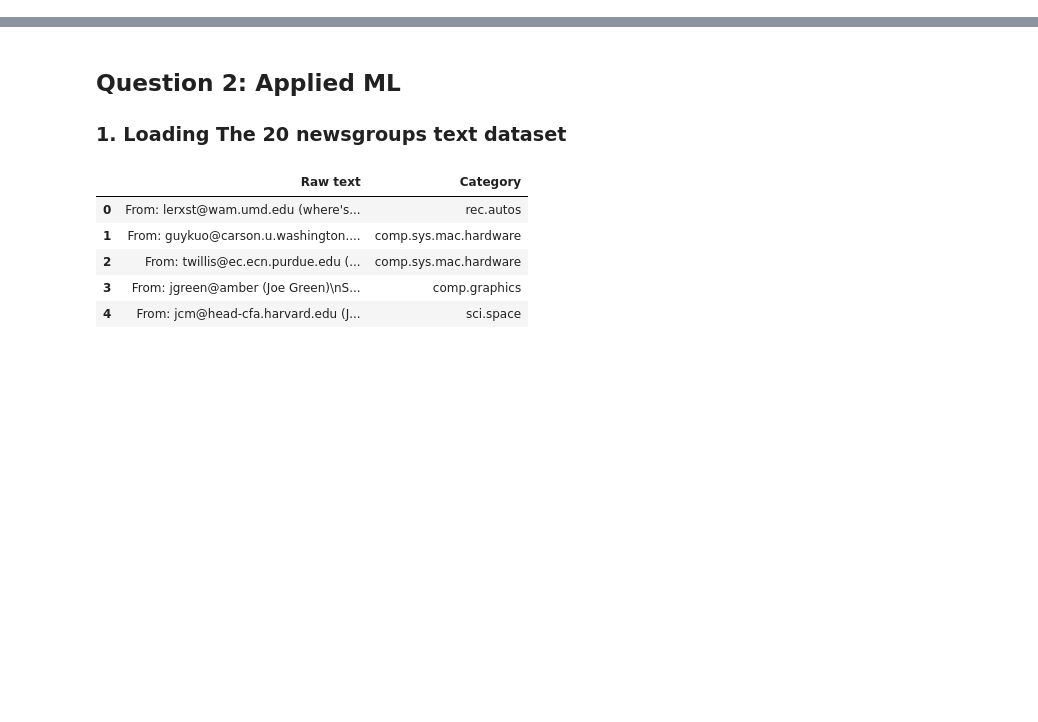
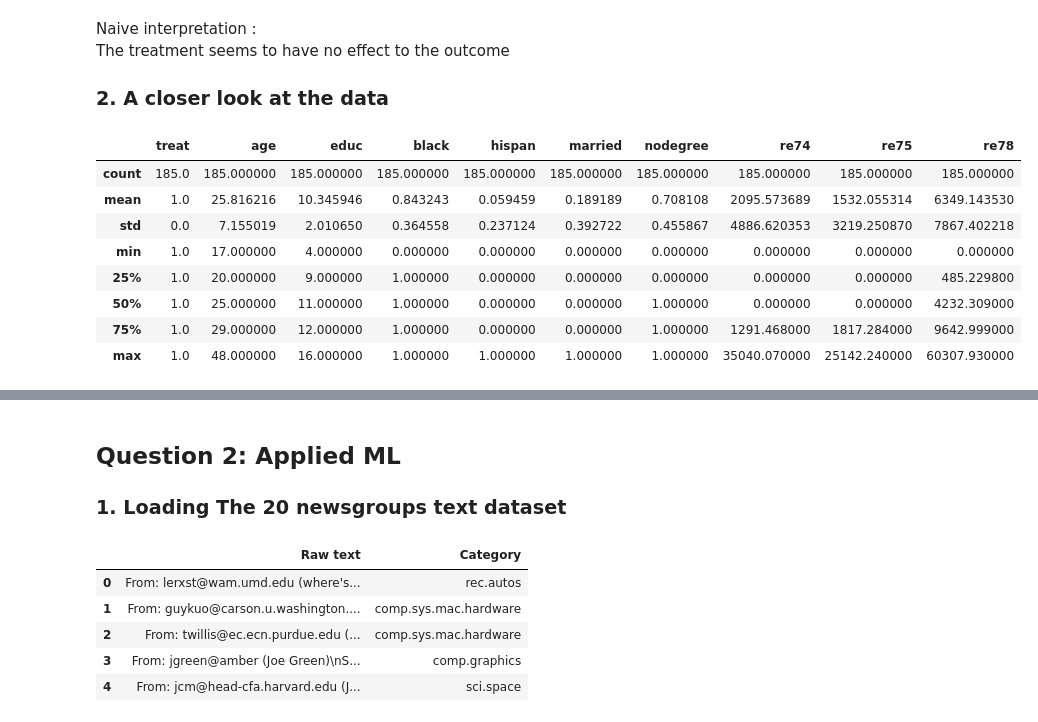
Before and after one commit to Coac/epfl-ada, a Jupyter notebook: 04 - Applied ML/Homework 4.ipynb, the cells around one changed output, grey strips where cells are left out. Saved outputs shown, nothing was run; the diff lists cells and outputs as text; code cells hidden in the pictures; blank space fills up the shorter version.

```diff
--- a/04 - Applied ML/Homework 4.ipynb
+++ b/04 - Applied ML/Homework 4.ipynb
@@ -8,0 +49,17 @@ import numpy as np
+# %% [markdown]
+Naive interpretation :
+The treatment seems to have no effect to the outcome
+
+### 2. A closer look at the data
+# %%
+treated_df.describe()
+# %% [output]
+|  | treat | age | educ | black | hispan | married | nodegree | re74 | re75 | re78 |
+| count | 185.0 | 185.000000 | 185.000000 | 185.000000 | 185.000000 | 185.000000 | 185.000000 | 185.000000 | 185.000000 | 185.000000 |
+| mean | 1.0 | 25.816216 | 10.345946 | 0.843243 | 0.059459 | 0.189189 | 0.708108 | 2095.573689 | 1532.055314 | 6349.143530 |
+| std | 0.0 | 7.155019 | 2.010650 | 0.364558 | 0.237124 | 0.392722 | 0.455867 | 4886.620353 | 3219.250870 | 7867.402218 |
+| min | 1.0 | 17.000000 | 4.000000 | 0.000000 | 0.000000 | 0.000000 | 0.000000 | 0.000000 | 0.000000 | 0.000000 |
+| 25% | 1.0 | 20.000000 | 9.000000 | 1.000000 | 0.000000 | 0.000000 | 0.000000 | 0.000000 | 0.000000 | 485.229800 |
+| 50% | 1.0 | 25.000000 | 11.000000 | 1.000000 | 0.000000 | 0.000000 | 1.000000 | 0.000000 | 0.000000 | 4232.309000 |
+| 75% | 1.0 | 29.000000 | 12.000000 | 1.000000 | 0.000000 | 0.000000 | 1.000000 | 1291.468000 | 1817.284000 | 9642.999000 |
+| max | 1.0 | 48.000000 | 16.000000 | 1.000000 | 1.000000 | 1.000000 | 1.000000 | 35040.070000 | 25142.240000 | 60307.930000 |
```
Also changed, not shown: parts of 16 cells of this notebook.
